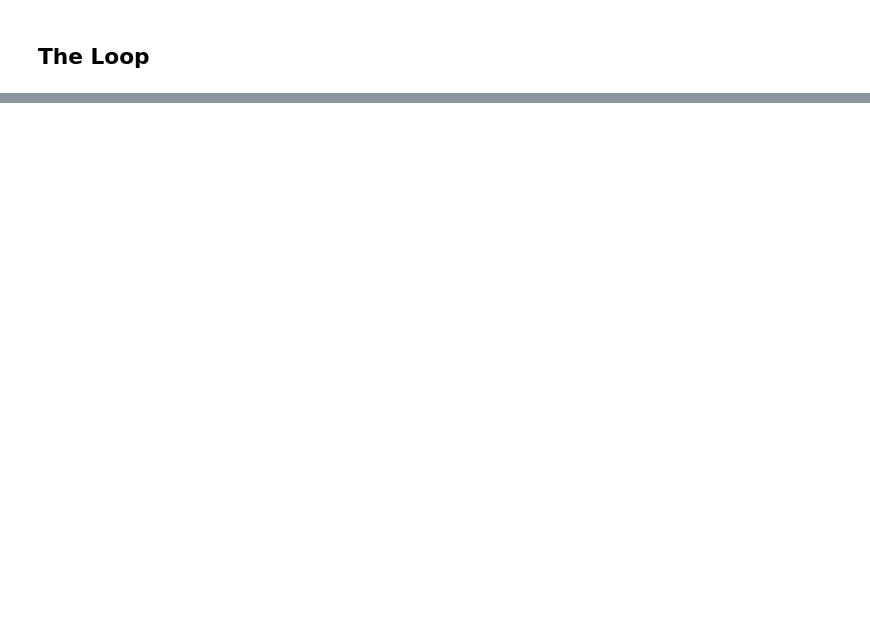
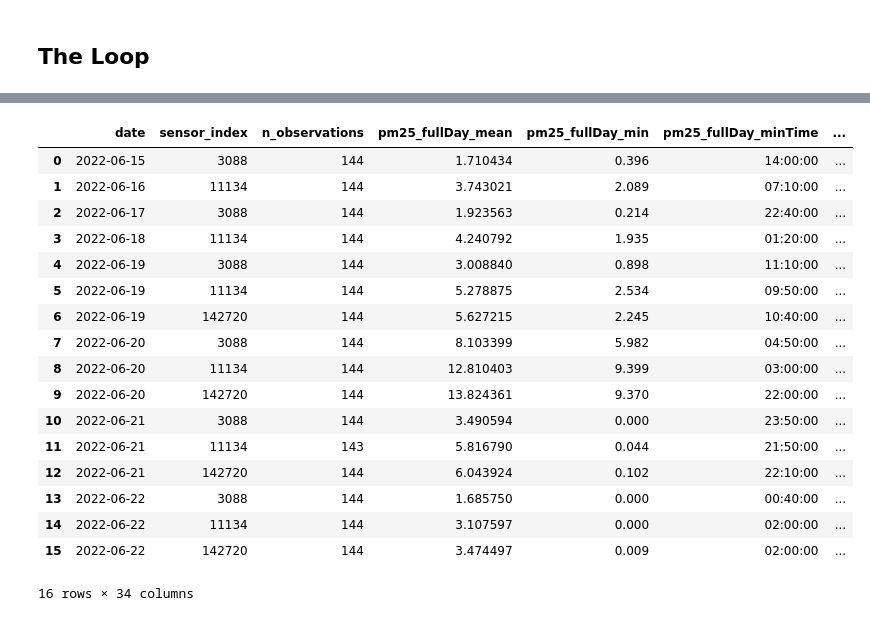
Before and after one commit to RTGS-Lab/QualityAirQualityCities, a Jupyter notebook: arcpy/qaqc/Historic_PurpleAir/Historic_Daily_Summaries.ipynb, the cells around one changed output, grey strips where cells are left out. Drawn from its saved outputs; the diff is of its cells as text; code cells hidden in the pictures; blank space fills up the shorter version.

```diff
--- a/arcpy/qaqc/Historic_PurpleAir/Historic_Daily_Summaries.ipynb
+++ b/arcpy/qaqc/Historic_PurpleAir/Historic_Daily_Summaries.ipynb
@@ -257,3 +308,24 @@ daily_summary_df
+# %%
+daily_summary_no_spikes_df
+# %% [output]
+|  | date | sensor_index | n_observations | pm25_fullDay_mean | pm25_fullDay_min | pm25_fullDay_minTime | ... |
+| 0 | 2022-06-15 | 3088 | 144 | 1.710434 | 0.396 | 14:00:00 | ... |
+| 1 | 2022-06-16 | 11134 | 144 | 3.743021 | 2.089 | 07:10:00 | ... |
+| 2 | 2022-06-17 | 3088 | 144 | 1.923563 | 0.214 | 22:40:00 | ... |
+| 3 | 2022-06-18 | 11134 | 144 | 4.240792 | 1.935 | 01:20:00 | ... |
+| 4 | 2022-06-19 | 3088 | 144 | 3.008840 | 0.898 | 11:10:00 | ... |
+| 5 | 2022-06-19 | 11134 | 144 | 5.278875 | 2.534 | 09:50:00 | ... |
+| 6 | 2022-06-19 | 142720 | 144 | 5.627215 | 2.245 | 10:40:00 | ... |
+| 7 | 2022-06-20 | 3088 | 144 | 8.103399 | 5.982 | 04:50:00 | ... |
+| 8 | 2022-06-20 | 11134 | 144 | 12.810403 | 9.399 | 03:00:00 | ... |
+| 9 | 2022-06-20 | 142720 | 144 | 13.824361 | 9.370 | 22:00:00 | ... |
+| 10 | 2022-06-21 | 3088 | 144 | 3.490594 | 0.000 | 23:50:00 | ... |
+| 11 | 2022-06-21 | 11134 | 143 | 5.816790 | 0.044 | 21:50:00 | ... |
+| 12 | 2022-06-21 | 142720 | 144 | 6.043924 | 0.102 | 22:10:00 | ... |
+| 13 | 2022-06-22 | 3088 | 144 | 1.685750 | 0.000 | 00:40:00 | ... |
+| 14 | 2022-06-22 | 11134 | 144 | 3.107597 | 0.000 | 02:00:00 | ... |
+| 15 | 2022-06-22 | 142720 | 144 | 3.474497 | 0.009 | 02:00:00 | ... |
+16 rows × 34 columns
 # %%
 all_spikes_df
 # %% [output]
```
Also changed, not shown: parts of 11 cells of this notebook, 1 other file.
